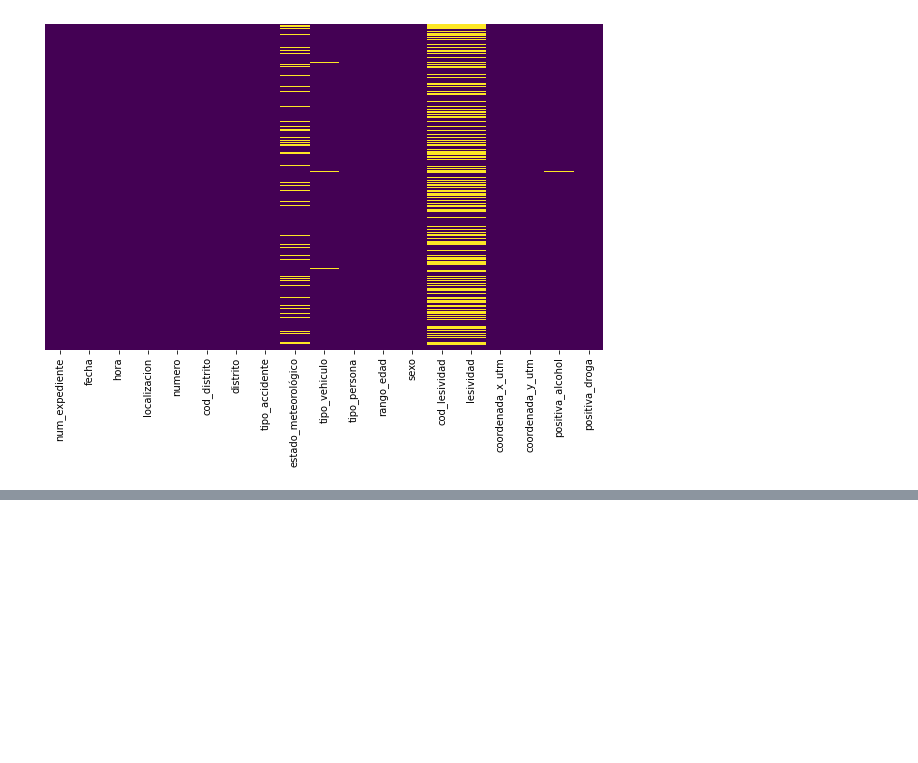
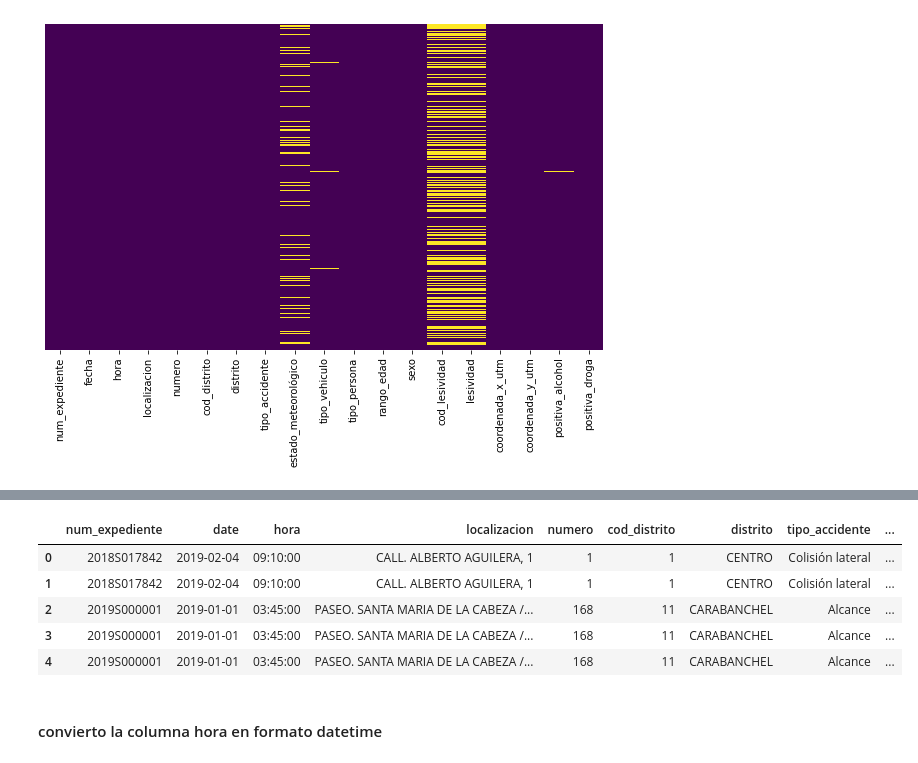
Before and after one commit to Baker-man/Proyecto-ETL, a Jupyter notebook: src/ETL.ipynb, the cells around one changed output, grey strips where cells are left out. Saved outputs shown, nothing was run; the diff lists cells and outputs as text; code cells hidden in the pictures; blank space fills up the shorter version.

```diff
--- a/src/ETL.ipynb
+++ b/src/ETL.ipynb
@@ -568,0 +701,2 @@ df['cod_distrito'] = df['cod_distrito'].astype('int')
+# %%
+df.rename(columns={'positiva_droga':'positivo_droga'}, inplace=True)
@@ -568,0 +743,4 @@ df['cod_distrito'] = df['cod_distrito'].astype('int')
+# %%
+#creo una nueva columna que ponga la fecha en formato Y-m-d
+df['date'] = df['fecha'].dt.strftime('%Y-%m-%d')
+df.head()
@@ -568,0 +776,2 @@ df['cod_distrito'] = df['cod_distrito'].astype('int')
+# %%
+df.date=pd.to_datetime(df.date, format='%Y-%m-%d')
@@ -568,0 +798,19 @@ df['cod_distrito'] = df['cod_distrito'].astype('int')
+# %%
+df.drop('fecha', axis=1, inplace=True)
+# %%
+#voy a poner la columna date como la segunda para que quede más ordenado
+second_column = df.pop('date')
+
+# insert column using insert(position,column_name,
+# second_column) function
+df.insert(1, 'date', second_column)
+df.head()
+# %% [output]
+|  | num_expediente | date | hora | localizacion | numero | cod_distrito | distrito | tipo_accidente | ... |
+| 0 | 2018S017842 | 2019-02-04 | 09:10:00 | CALL. ALBERTO AGUILERA, 1 | 1 | 1 | CENTRO | Colisión lateral | ... |
+| 1 | 2018S017842 | 2019-02-04 | 09:10:00 | CALL. ALBERTO AGUILERA, 1 | 1 | 1 | CENTRO | Colisión lateral | ... |
+| 2 | 2019S000001 | 2019-01-01 | 03:45:00 | PASEO. SANTA MARIA DE LA CABEZA /... | 168 | 11 | CARABANCHEL | Alcance | ... |
+| 3 | 2019S000001 | 2019-01-01 | 03:45:00 | PASEO. SANTA MARIA DE LA CABEZA /... | 168 | 11 | CARABANCHEL | Alcance | ... |
+| 4 | 2019S000001 | 2019-01-01 | 03:45:00 | PASEO. SANTA MARIA DE LA CABEZA /... | 168 | 11 | CARABANCHEL | Alcance | ... |
+# %% [markdown]
+#### convierto la columna hora en formato datetime
```
Also changed, not shown: parts of 42 cells of this notebook, 1 other file.
